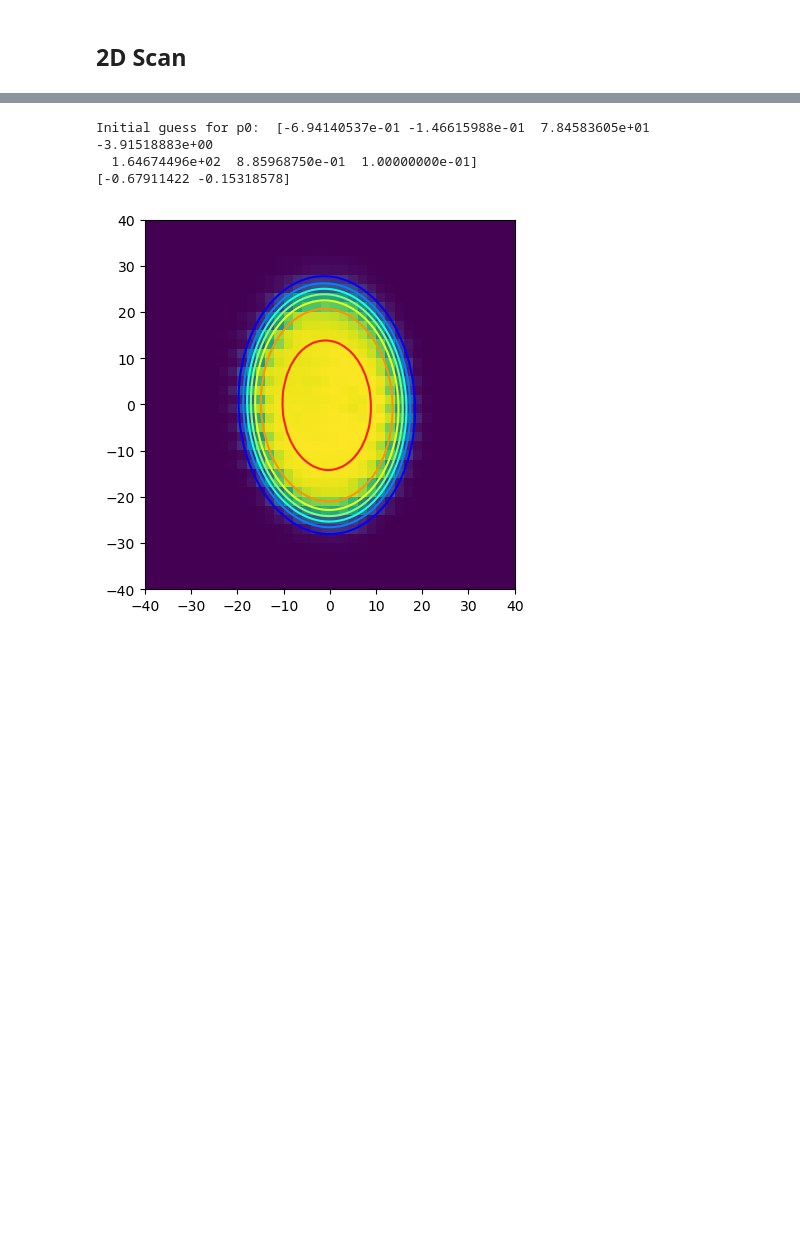
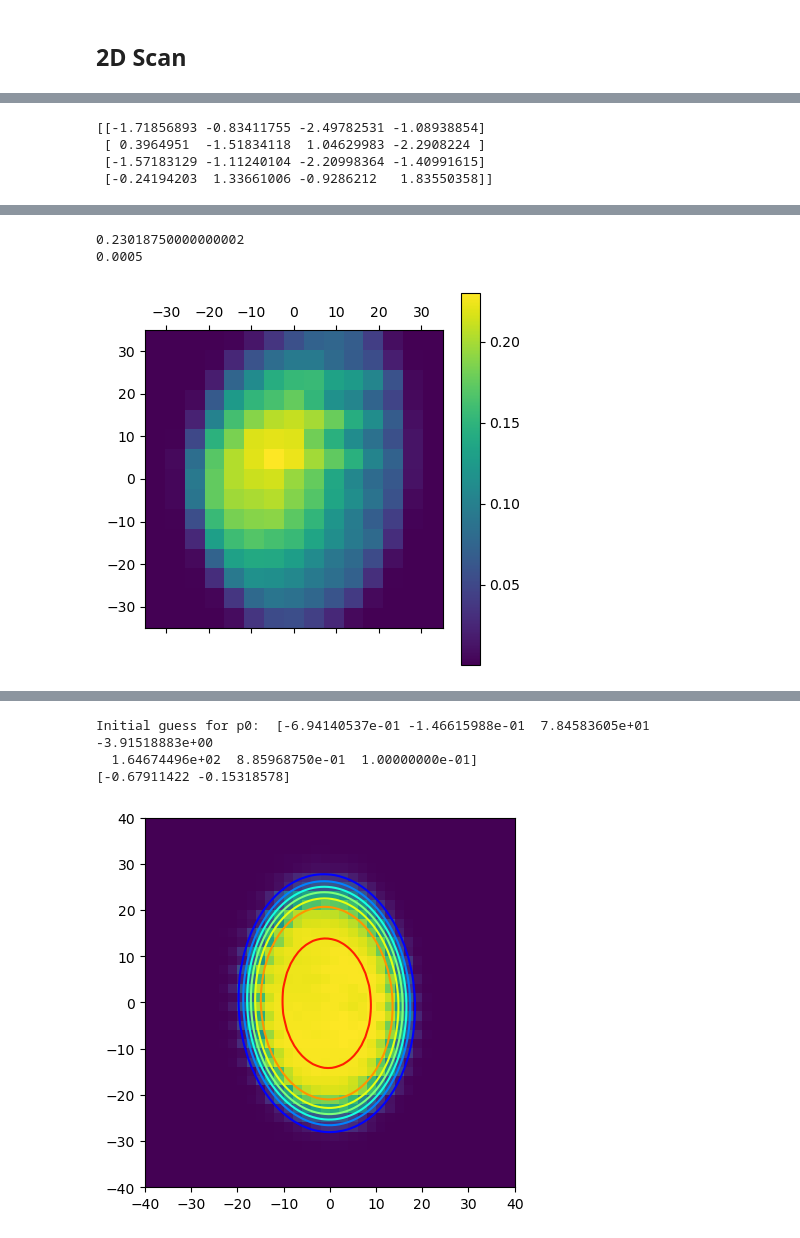
Before and after one commit to Stockholm254/servotest, a Jupyter notebook: src/expctl/servers/servoaligner/servocomp.ipynb, the cells around one changed output, grey strips where cells are left out. Saved outputs shown, nothing was run; the diff lists cells and outputs as text; code cells hidden in the pictures; blank space fills up the shorter version.

```diff
--- a/src/expctl/servers/servoaligner/servocomp.ipynb
+++ b/src/expctl/servers/servoaligner/servocomp.ipynb
@@ -151,0 +155,22 @@ X1,Y1,Z1 = motor_2d_scan(N_pts,SCAN_RANGE,servos,cf)
+# %%
+# jac_x0_pm11_rand11 = np.load("/home/rydpiservo/servodata/servosetup5/jac_pm11+rand11.npz",allow_pickle=True)
+# jac_pm11_rand11 = jac_x0_pm11_rand11['jac']
+# print(jac_pm11_rand11)
+jac_x0_rand11 = np.load("/home/rydpiservo/servodata/servosetup5/jac_rand_11.npz",allow_pickle=True)
+jac_rand11 = jac_x0_rand11['jac']
+print(jac_rand11)
+# jac_x0_pm11_rand11_lin20 = np.load("/home/rydpiservo/servodata/servosetup5/jac_pm11+rand11+lin20.npz",allow_pickle=True)
+# jac_pm11_rand11_lin20 = jac_x0_pm11_rand11_lin20['jac']
+# %% [output]
+[[-1.71856893 -0.83411755 -2.49782531 -1.08938854]
+ [ 0.3964951  -1.51834118  1.04629983 -2.2908224 ]
+ [-1.57183129 -1.11240104 -2.20998364 -1.40991615]
+ [-0.24194203  1.33661006 -0.9286212   1.83550358]]
+# %%
+N_pts = 15
+POS_MASK = B_XDOT_YDOT_MASK #3x,4x
+SCAN_RANGE = 35
+cf = lambda para: callback_func(para,pos_mask=POS_MASK,jac=jac_rand11,jac_master_mask=B_POS_ALL_MASK)
+# cf = lambda para: callback_func(para,pos_mask=POS_MASK)
+X1,Y1,Z1 = motor_2d_scan(N_pts,SCAN_RANGE,servos,cf)
+# %% [output]
@@ -151,0 +179,3 @@ X1,Y1,Z1 = motor_2d_scan(N_pts,SCAN_RANGE,servos,cf)
+0.23018750000000002
+0.0005
+[figure, added]
```
Also changed, not shown: parts of 16 cells of this notebook, 23 other files.
